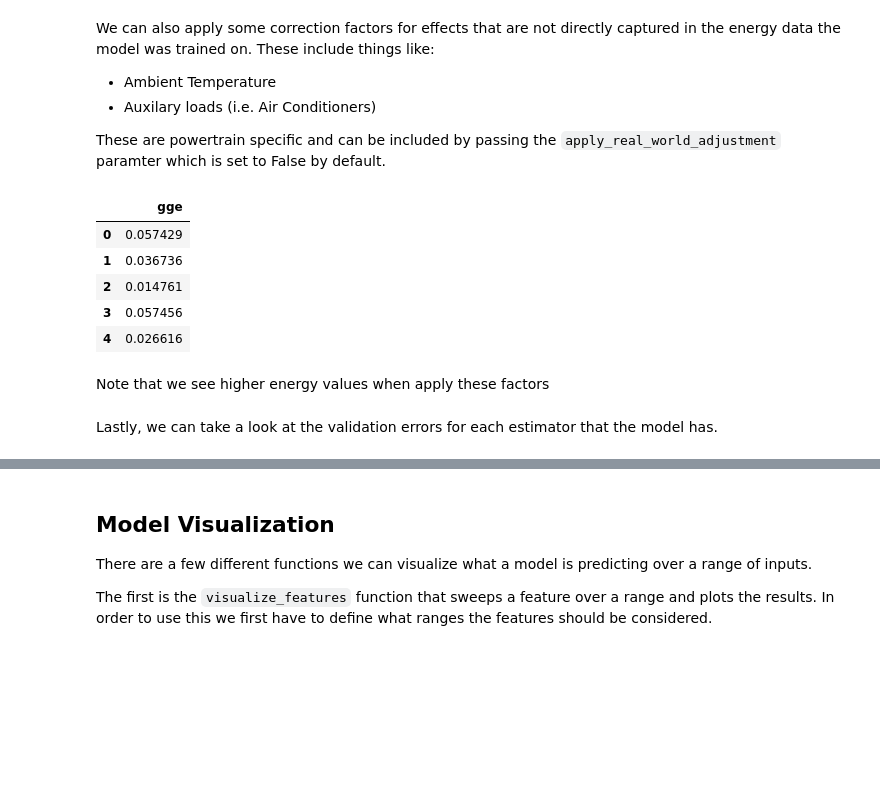
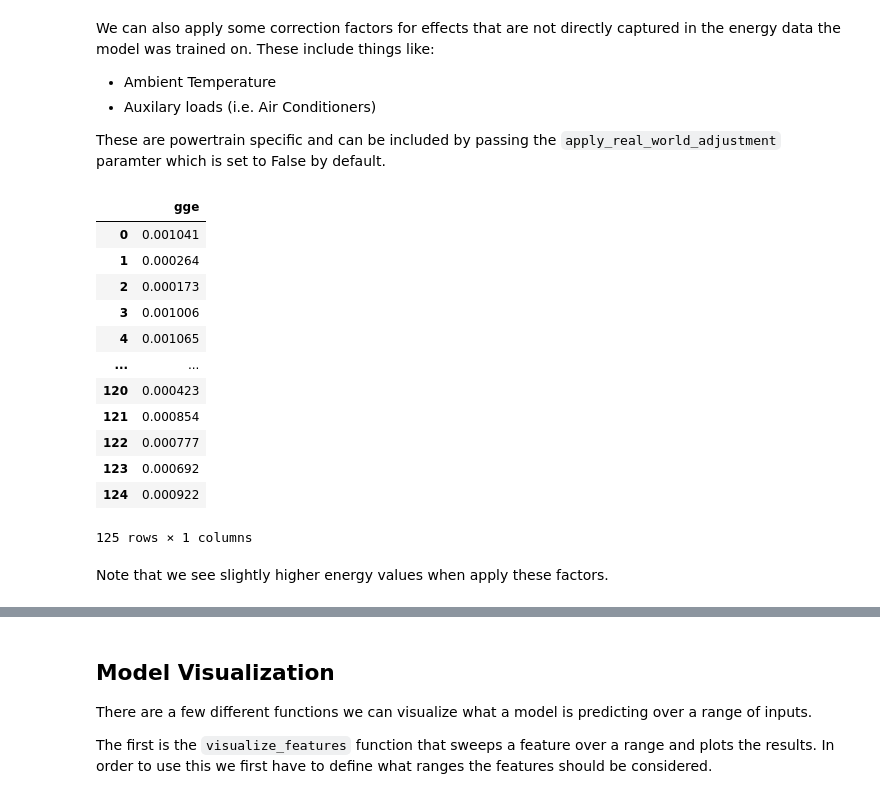
Before and after one commit to NREL/routee-powertrain, a Jupyter notebook: docs/model_prediction.ipynb, the cells around one changed output, grey strips where cells are left out. Saved outputs shown, nothing was run; the diff lists cells and outputs as text; code cells hidden in the pictures; blank space fills up the shorter version.

```diff
--- a/docs/model_prediction.ipynb
+++ b/docs/model_prediction.ipynb
@@ -63,0 +57,3 @@ dict_keys(['speed_mph', 'grade_dec&speed_mph', 'entry_angle&grade_dec&previous_g
+# %%
+sample_route = pt.load_sample_route()
+sample_route
@@ -90,15 +116,20 @@ We can also apply some correction factors for effects that are not directly capt
 
 These are powertrain specific and can be included by passing the `apply_real_world_adjustment` paramter which is set to False by default.
 # %%
-camry.predict(links, apply_real_world_adjustment=True)
+camry.predict(sample_route, apply_real_world_adjustment=True)
 # %% [output]
 |  | gge |
-| 0 | 0.057429 |
-| 1 | 0.036736 |
-| 2 | 0.014761 |
-| 3 | 0.057456 |
-| 4 | 0.026616 |
+| 0 | 0.001041 |
+| 1 | 0.000264 |
+| 2 | 0.000173 |
+| 3 | 0.001006 |
+| 4 | 0.001065 |
+| ... | ... |
+| 120 | 0.000423 |
+| 121 | 0.000854 |
+| 122 | 0.000777 |
+| 123 | 0.000692 |
+| 124 | 0.000922 |
+125 rows × 1 columns
 # %% [markdown]
-Note that we see higher energy values when apply these factors
+Note that we see slightly higher energy values when apply these factors.
-# %% [markdown]
-Lastly, we can take a look at the validation errors for each estimator that the model has.
```
Also changed, not shown: parts of 15 cells of this notebook, 3 other files.
